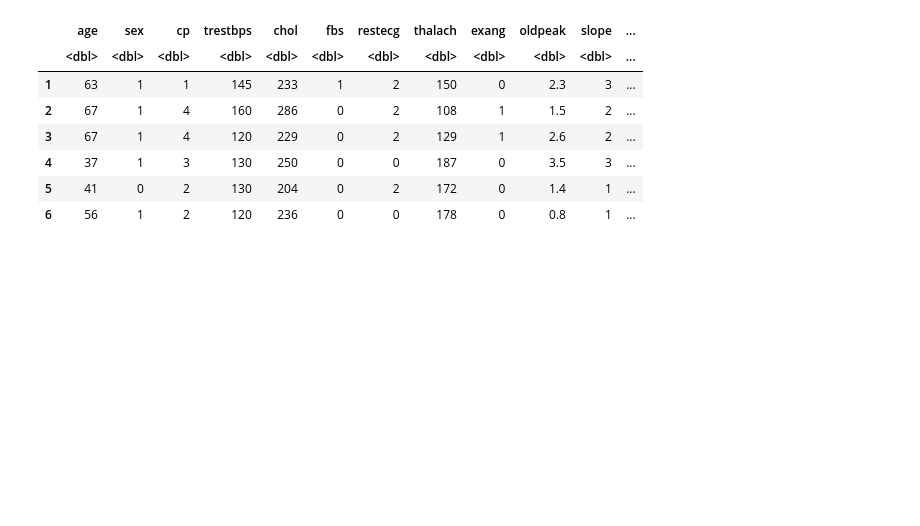
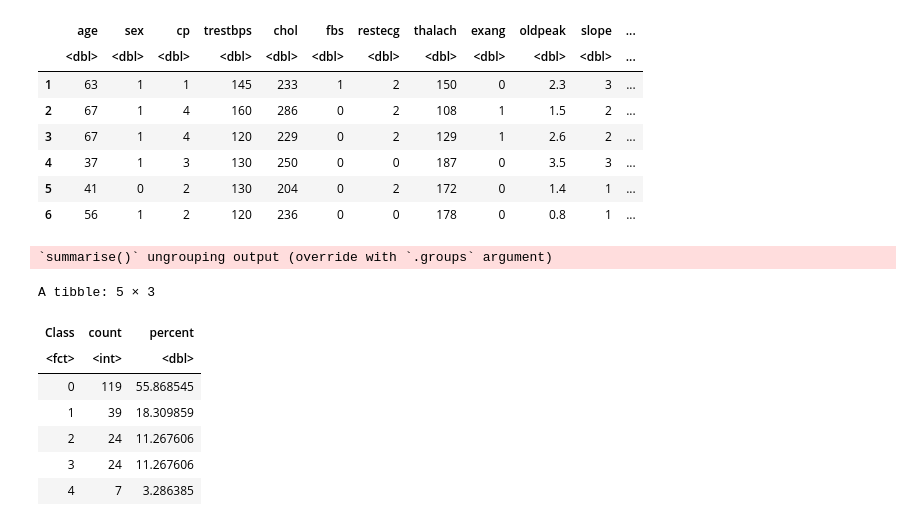
Before and after one commit to jamiema1/Predicting-Heart-Disease-with-KNN-Algorithm, a Jupyter notebook: heart_disease_data.ipynb, the cells around one changed output. Cells and saved outputs as stored; diff of their text form; code cells hidden in the pictures; blank space fills up the shorter version.

```diff
--- a/heart_disease_data.ipynb
+++ b/heart_disease_data.ipynb
@@ -188,0 +199,17 @@ A data.frame: 6 × 14
+# %%
+#creates a table that displays the count and percentage of each class in the training data
+heart_proportions <- heart_train %>%
+                      group_by(Class) %>%
+                      summarize("count" = n()) %>%
+                      mutate(percent = 100*count/nrow(heart_train))
+heart_proportions
+# %% [output]
+`summarise()` ungrouping output (override with `.groups` argument)
+A tibble: 5 × 3
+| Class | count | percent |
+| <fct> | <int> | <dbl> |
+| 0 | 119 | 55.868545 |
+| 1 | 39 | 18.309859 |
+| 2 | 24 | 11.267606 |
+| 3 | 24 | 11.267606 |
+| 4 | 7 | 3.286385 |
```
Also changed, not shown: parts of 8 cells of this notebook.
